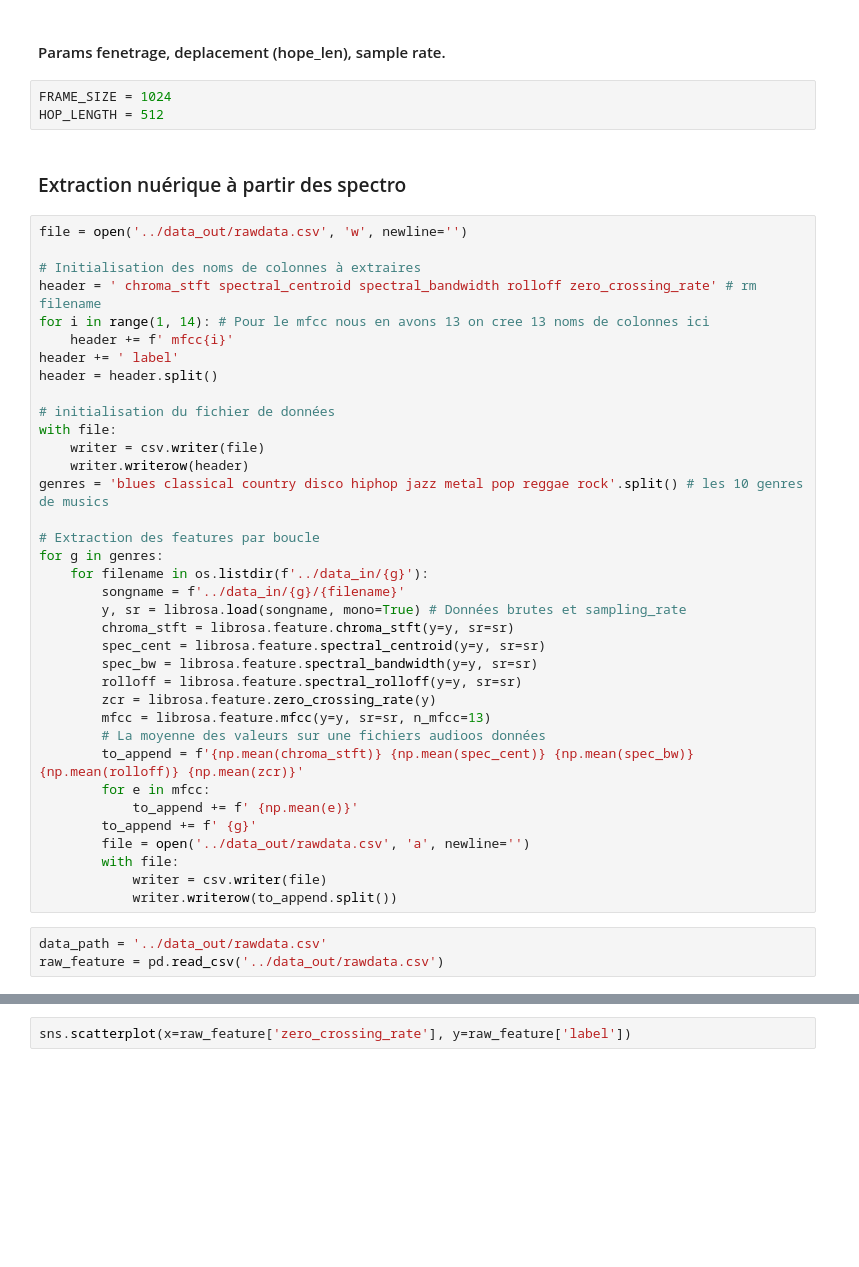
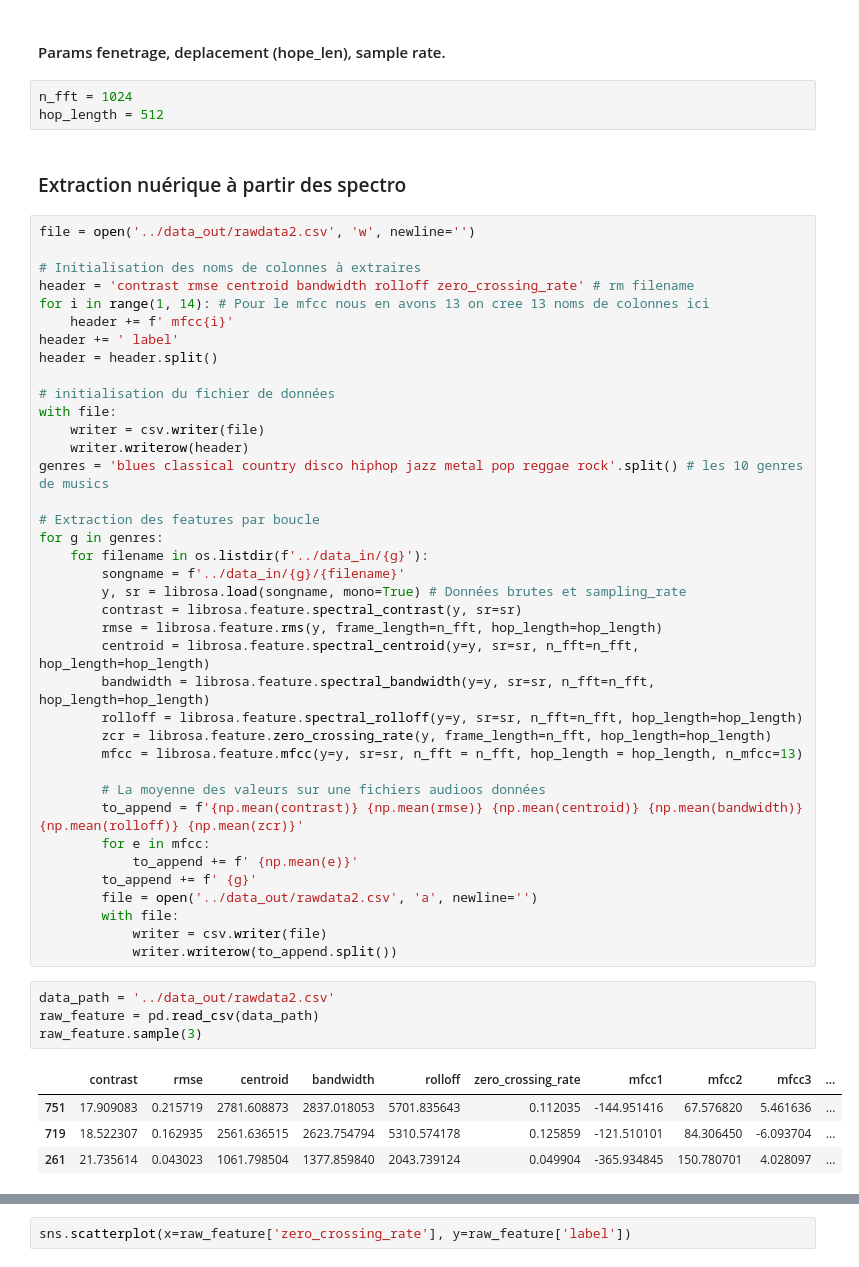
Before and after one commit to abdoulsn/music_gender_recognition, a Jupyter notebook: codes/music_genre.ipynb, the cells around one changed output, grey strips where cells are left out. Cells and saved outputs as stored; diff of their text form; blank space fills up the shorter version.

```diff
--- a/codes/music_genre.ipynb
+++ b/codes/music_genre.ipynb
@@ -102,15 +108,15 @@ initialement: zero_crossing, chroma freq, mfccs, rmse, amplitude envel, spectral
 # %% [markdown]
 #### Params fenetrage, deplacement (hope_len), sample rate.
 # %%
-FRAME_SIZE = 1024
-HOP_LENGTH = 512
+n_fft = 1024
+hop_length = 512
 # %% [markdown]
 ### Extraction nuérique à partir des spectro
 # %%
-file = open('../data_out/rawdata.csv', 'w', newline='')
+file = open('../data_out/rawdata2.csv', 'w', newline='')
 
 # Initialisation des noms de colonnes à extraires
-header = ' chroma_stft spectral_centroid spectral_bandwidth rolloff zero_crossing_rate' # rm filename
+header = 'contrast rmse centroid bandwidth rolloff zero_crossing_rate' # rm filename
 for i in range(1, 14): # Pour le mfcc nous en avons 13 on cree 13 noms de colonnes ici
     header += f' mfcc{i}'
 header += ' label'
@@ -127,24 +133,32 @@ for g in genres:
     for filename in os.listdir(f'../data_in/{g}'):
         songname = f'../data_in/{g}/{filename}'
         y, sr = librosa.load(songname, mono=True) # Données brutes et sampling_rate
-        chroma_stft = librosa.feature.chroma_stft(y=y, sr=sr)
-        spec_cent = librosa.feature.spectral_centroid(y=y, sr=sr)
-        spec_bw = librosa.feature.spectral_bandwidth(y=y, sr=sr)
-        rolloff = librosa.feature.spectral_rolloff(y=y, sr=sr)
-        zcr = librosa.feature.zero_crossing_rate(y)
-        mfcc = librosa.feature.mfcc(y=y, sr=sr, n_mfcc=13)
+        contrast = librosa.feature.spectral_contrast(y, sr=sr)
+        rmse = librosa.feature.rms(y, frame_length=n_fft, hop_length=hop_length)
+        centroid = librosa.feature.spectral_centroid(y=y, sr=sr, n_fft=n_fft, hop_length=hop_length)
+        bandwidth = librosa.feature.spectral_bandwidth(y=y, sr=sr, n_fft=n_fft, hop_length=hop_length)
+        rolloff = librosa.feature.spectral_rolloff(y=y, sr=sr, n_fft=n_fft, hop_length=hop_length)
+        zcr = librosa.feature.zero_crossing_rate(y, frame_length=n_fft, hop_length=hop_length)
+        mfcc = librosa.feature.mfcc(y=y, sr=sr, n_fft = n_fft, hop_length = hop_length, n_mfcc=13)
+
         # La moyenne des valeurs sur une fichiers audioos données
-        to_append = f'{np.mean(chroma_stft)} {np.mean(spec_cent)} {np.mean(spec_bw)} {np.mean(rolloff)} {np.mean(zcr)}'
+        to_append = f'{np.mean(contrast)} {np.mean(rmse)} {np.mean(centroid)} {np.mean(bandwidth)} {np.mean(rolloff)} {np.mean(zcr)}'
         for e in mfcc:
             to_append += f' {np.mean(e)}'
         to_append += f' {g}'
-        file = open('../data_out/rawdata.csv', 'a', newline='')
+        file = open('../data_out/rawdata2.csv', 'a', newline='')
         with file:
             writer = csv.writer(file)
             writer.writerow(to_append.split())
 # %%
-data_path = '../data_out/rawdata.csv'
-raw_feature = pd.read_csv('../data_out/rawdata.csv')
+data_path = '../data_out/rawdata2.csv'
+raw_feature = pd.read_csv(data_path)
+raw_feature.sample(3)
+# %% [output]
+|  | contrast | rmse | centroid | bandwidth | rolloff | zero_crossing_rate | mfcc1 | mfcc2 | mfcc3 | ... |
+| 751 | 17.909083 | 0.215719 | 2781.608873 | 2837.018053 | 5701.835643 | 0.112035 | -144.951416 | 67.576820 | 5.461636 | ... |
+| 719 | 18.522307 | 0.162935 | 2561.636515 | 2623.754794 | 5310.574178 | 0.125859 | -121.510101 | 84.306450 | -6.093704 | ... |
+| 261 | 21.735614 | 0.043023 | 1061.798504 | 1377.859840 | 2043.739124 | 0.049904 | -365.934845 | 150.780701 | 4.028097 | ... |
 # %%
 import seaborn as sns
 sns.scatterplot(x=raw_feature['mfcc1'], y=raw_feature['label'])
```
Also changed, not shown: parts of 15 cells of this notebook, 1 other file.
